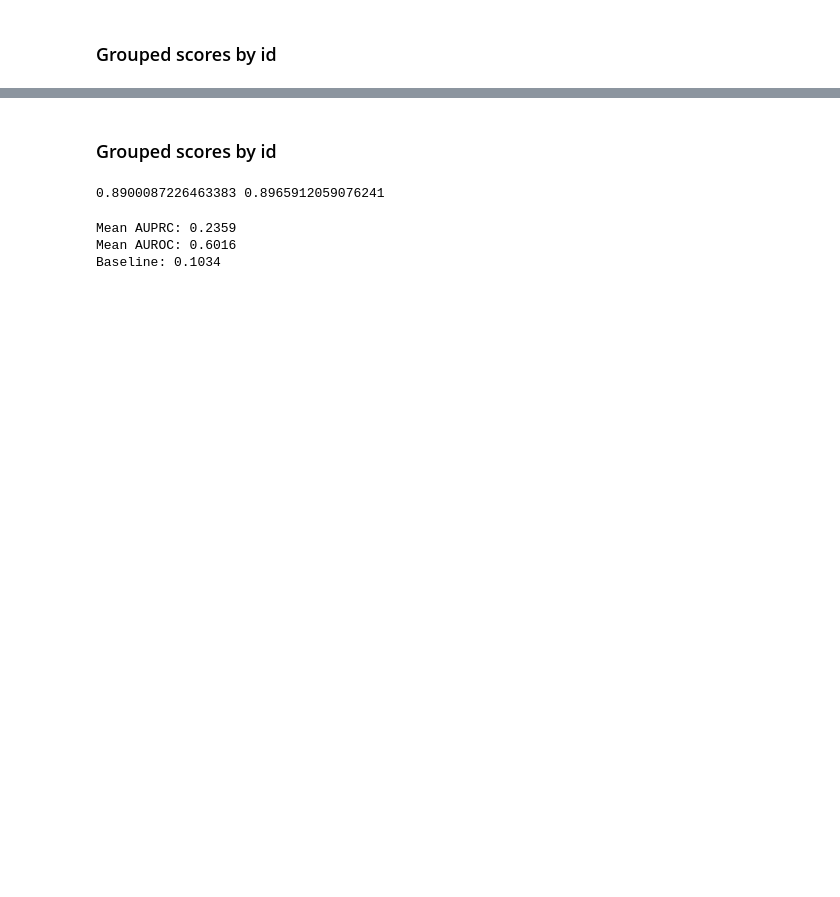
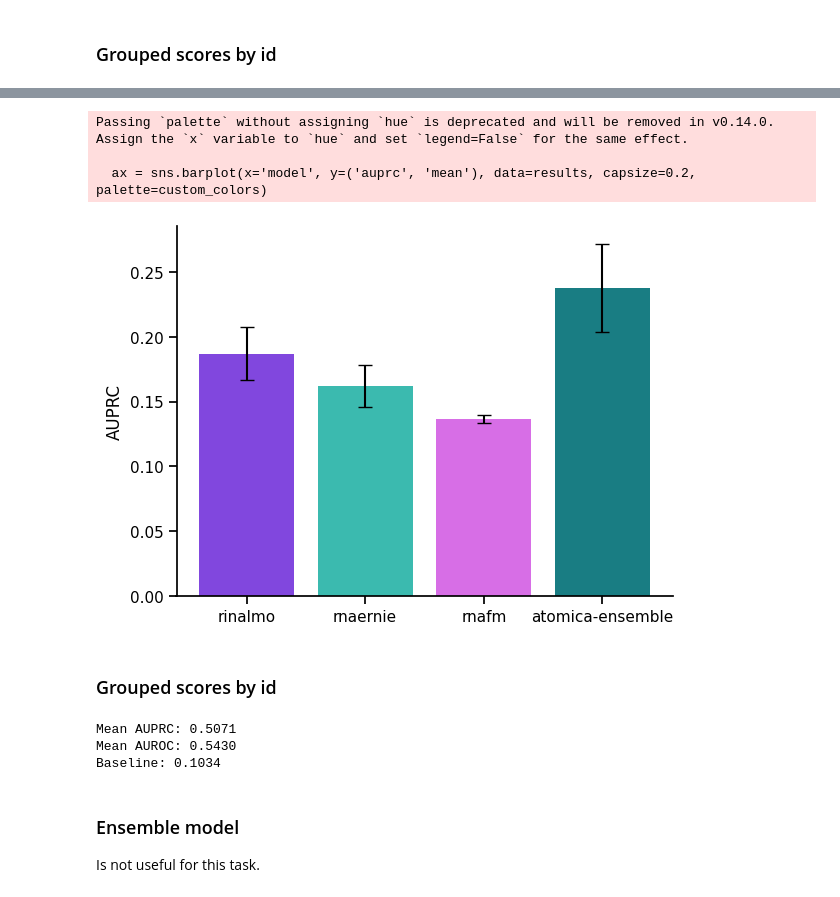
Before and after one commit to mims-harvard/ATOMICA, a Jupyter notebook: case_studies/rnaglib_tasks/inference.ipynb, the cells around one changed output, grey strips where cells are left out. Drawn from its saved outputs; the diff is of its cells as text; code cells hidden in the pictures; blank space fills up the shorter version.

```diff
--- a/case_studies/rnaglib_tasks/inference.ipynb
+++ b/case_studies/rnaglib_tasks/inference.ipynb
@@ -459,0 +619,14 @@ Mean label:  0.07824074074074074
+# %%
+baselines = []
+for baseline_model in ["rinalmo","rnafm","rnaernie"]:
+    df = process_atomica_rnafm_mlp_results(f"{DATA_DIR}/{baseline_model}/RNA_Site/", "best_val_f1")
+    df['baseline_model'] = baseline_model
+    baselines.append(df)
+baselines = pd.concat(baselines)
+baseline_agg_results = baselines.groupby('baseline_model').agg({
+    'accuracy': ['mean', 'std'],
+    'balanced_accuracy': ['mean', 'std'],
+    'roc_auc': ['mean', 'std'],
+    'auprc': ['mean', 'std'],
+})
+baseline_agg_results
@@ -460,19 +707,48 @@ Mean label:  0.07824074074074074
+# %%
+results = pd.concat([baseline_agg_results, atomica_metrics]).reset_index()
+results.rename(columns={'index': 'model'}, inplace=True)
+results = results[results['model'] != 'atomica']
+
+# Plot using barplot
+ax = sns.barplot(x='model', y=('auprc', 'mean'), data=results, capsize=0.2, palette=custom_colors)
+
+# Manually add error bars using the values of mean and std for each model
+x_positions = np.arange(len(results['model']))
+y_means = results[('auprc', 'mean')].values
+y_stds = results[('auprc', 'std')].values
+
+ax.errorbar(
+    x=x_positions,
+    y=y_means,
+    yerr=y_stds,
+    fmt='none',
+    c='black',
+    capsize=5,
+    elinewidth=1.5
+)
+
+ax.set_xticks(x_positions)
+ax.set_xticklabels(results['model'])
+sns.despine()
+ax.set_ylabel('AUPRC')
+ax.set_xlabel('')
+plt.show()
+# %% [output]
+Passing `palette` without assigning `hue` is deprecated and will be removed in v0.14.0. Assign the `x` variable to `hue` and set `legend=False` for the same effect.
+
+  ax = sns.barplot(x='model', y=('auprc', 'mean'), data=results, capsize=0.2, palette=custom_colors)
+[figure, added]
 # %% [markdown]
 ### Grouped scores by id
-# %%
-atomica_results['pred_bin'] = atomica_preds >= best_t
-
-atomica_results['correct'] = atomica_results['label'] == atomica_results['pred_bin']
-balanced_acc = atomica_results.groupby('id')['correct'].mean().mean()
-
-atomica_results['baseline_correct'] = atomica_results['label'] == 0
-baseline_acc = atomica_results.groupby('id')['baseline_correct'].mean().mean()
-
-print(balanced_acc, baseline_acc)
-# %% [output]
-0.8900087226463383 0.8965912059076241
 # %%
-grouped = atomica_results.groupby('id')
+ensemble_results = {
+    'id': atomica_results['id'].apply(lambda x: "_".join(x.split('_')[0:2])),
+    'pred': ensemble_pred,
+    'label': atomica_results['label'],
+    'pred_probability': ensemble_prob,
+}
+ensemble_results = pd.DataFrame(ensemble_results)
+grouped = ensemble_results.groupby('id')
 
 auprcs, aurocs = [], []
 baseline = []
@@ -498,6 +774,9 @@ print(f"Mean AUPRC: {mean_auprc:.4f}")
 print(f"Mean AUROC: {mean_auroc:.4f}")
 print(f"Baseline: {mean_baseline:.4f}")
 # %% [output]
-Mean AUPRC: 0.2359
-Mean AUROC: 0.6016
+Mean AUPRC: 0.5071
+Mean AUROC: 0.5430
 Baseline: 0.1034
+# %% [markdown]
+### Ensemble model
+Is not useful for this task.
```
Also changed, not shown: parts of 49 cells of this notebook, 3 other files.
